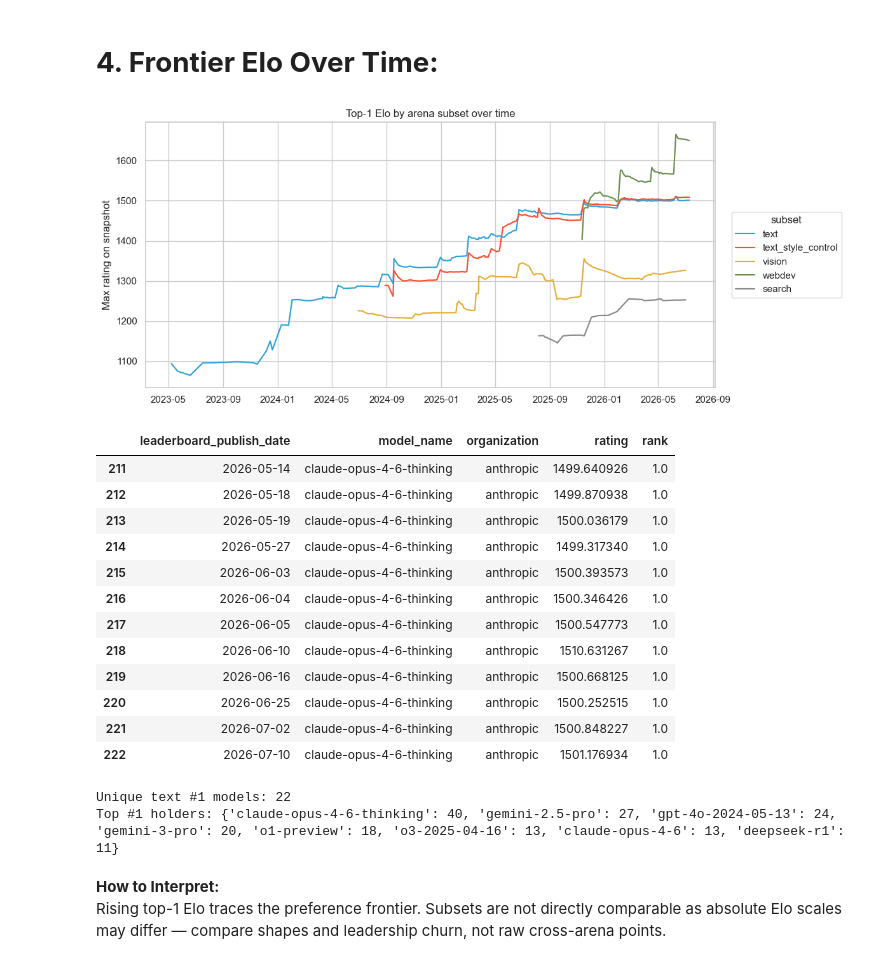
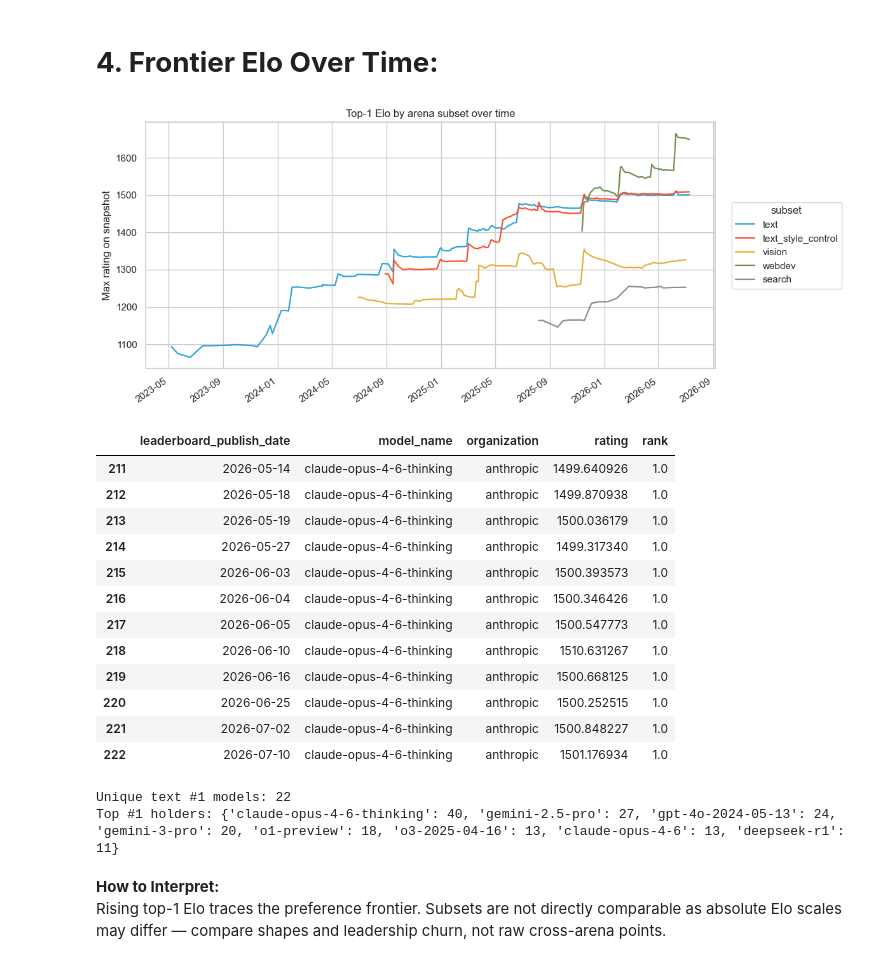
Before and after one commit to nicapotato/KaggleNotebooks, a Jupyter notebook: eda/guided-ai-model-arena-rankings-exploration.ipynb, the cells around one changed output. Saved outputs shown, nothing was run; the diff lists cells and outputs as text; code cells hidden in the pictures.

```diff
--- a/eda/guided-ai-model-arena-rankings-exploration.ipynb
+++ b/eda/guided-ai-model-arena-rankings-exploration.ipynb
@@ -215,34 +311,37 @@ frontier = (
     df.groupby(["subset", "leaderboard_publish_date"])["rating"]
     .agg(top1="max", median="median", n="count")
     .reset_index()
 )
 
 f, ax = plt.subplots(figsize=(12, 5))
 for subset, color in zip(
     ["text", "text_style_control", "vision", "webdev", "search"],
     ["#30a2da", "#fc4f30", "#e5ae38", "#6d904f", "#8b8b8b"],
 ):
     s = frontier[frontier["subset"] == subset].sort_values("leaderboard_publish_date")
     if s.empty:
         continue
     ax.plot(s["leaderboard_publish_date"], s["top1"], label=subset, color=color, lw=1.6)
 ax.set_title("Top-1 Elo by arena subset over time")
 ax.set_ylabel("Max rating on snapshot")
 ax.legend(title="subset", bbox_to_anchor=(1.02, 0.5), loc="center left")
+ax.tick_params(axis="x", labelrotation=35)
+for label in ax.get_xticklabels():
+    label.set_horizontalalignment("right")
 plt.tight_layout()
 plt.show()
 
 # Who holds #1 on text over time
 text_sorted = text.sort_values(["leaderboard_publish_date", "rank"])
 leaders = text_sorted.groupby("leaderboard_publish_date", as_index=False).first()[
     ["leaderboard_publish_date", "model_name", "organization", "rating", "rank"]
 ]
 assert (leaders["rank"] == 1).all() or leaders["rank"].isna().any()
 display(leaders.tail(12))
 print("Unique text #1 models:", leaders["model_name"].nunique())
 print("Top #1 holders:", leaders["model_name"].value_counts().head(8).to_dict())
 # %% [output]
-[figure, old version]
+[figure, new version]
 |  | leaderboard_publish_date | model_name | organization | rating | rank |
 | 211 | 2026-05-14 | claude-opus-4-6-thinking | anthropic | 1499.640926 | 1.0 |
 | 212 | 2026-05-18 | claude-opus-4-6-thinking | anthropic | 1499.870938 | 1.0 |
```
Also changed, not shown: parts of 18 cells of this notebook, 10 other files.
